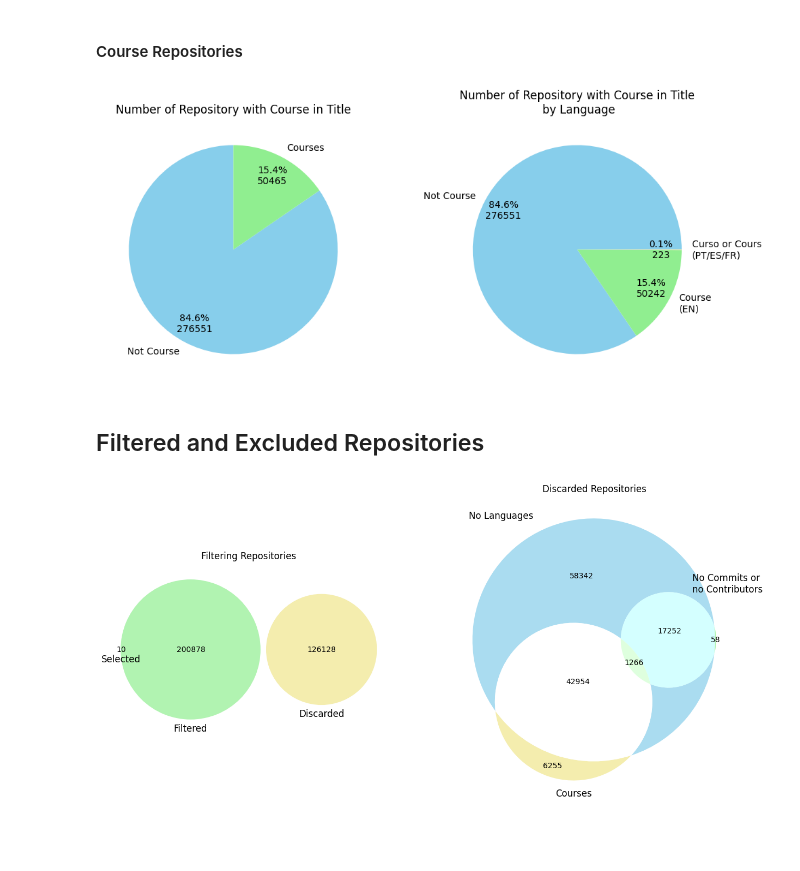
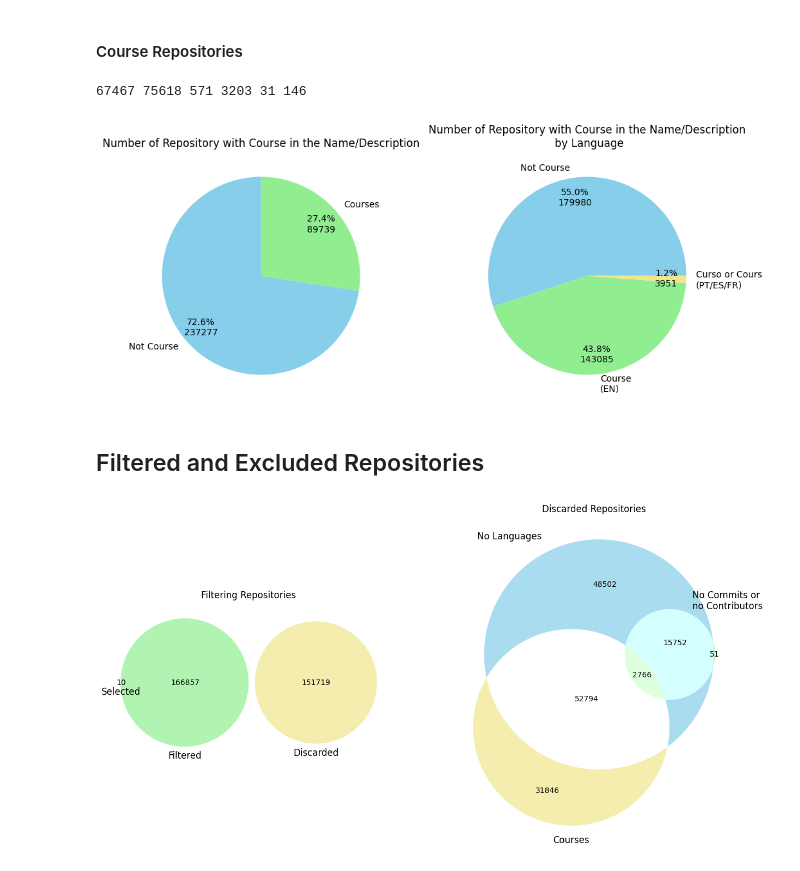
Before and after one commit to dew-uff/dsmining, a Jupyter notebook: src/analyzes/a1_collected.ipynb, the cells around one changed output. Saved outputs shown, nothing was run; the diff lists cells and outputs as text; code cells hidden in the pictures; blank space fills up the shorter version.

Commit message:
DSM#031 - Adding new filters for repositories with courses in description

```diff
--- a/src/analyzes/a1_collected.ipynb
+++ b/src/analyzes/a1_collected.ipynb
@@ -117,31 +117,39 @@ ax3[1].set_title("Number of Languages per Repository");
 # %%
 repositories[['user', 'name']] = repositories['repository'].str.split('/', expand=True)
 
-en = repositories[repositories['name'].str.contains('course')]
-pt_es = repositories[repositories['name'].str.contains('curso')]
-fr = repositories[repositories['name'].str.contains(r'\bcours(?!e)\b')]
-not_course = len(repositories) - len(en) - len(pt_es) - len(fr)
+en = repositories[repositories['name'].str.contains('course', case=False)]
+en_desc = repositories[repositories['description'].fillna('').str.contains('course', case=False)]
+pt_es = repositories[repositories['name'].str.contains('curso', case=False)]
+pt_es_desc = repositories[repositories['description'].fillna('').str.contains('curso', case=False)]
+fr = repositories[repositories['name'].str.contains('cours', case=False) &
+                  ~repositories['name'].str.contains('course', case=False)]
+fr_desc = repositories[repositories['description'].fillna('').str.contains('cours', case=False) &
+                       ~repositories['description'].fillna('').str.contains('course', case=False)]
+
+not_course = len(repositories) - len(en) - len(en_desc) - len(pt_es) - len(pt_es_desc) - len(fr) - len(fr_desc)
+print(len(en), len(en_desc), len(pt_es), len(pt_es_desc), len(fr), len(fr_desc))
 
 data5 = [not_course, len(en) + len(pt_es) + len(fr)]
 labels5 = ['Not Course', "Courses"]
 colors5 = ['skyblue', 'lightgreen']
 
 fig4, ax4 = plt.subplots(figsize=(12,5), ncols=2)
 ax4[0].pie(data5, labels=labels5, colors=colors5, pctdistance=0.8,
         autopct=(lambda prct_value: '{:.1f}%\n{:.0f}'
                  .format(prct_value, (len(repositories) * prct_value / 100))), startangle=90)
-ax4[0].set_title("Number of Repository with Course in Title")
+ax4[0].set_title("Number of Repository with Course in the Name/Description")
 
-data6 = [not_course, len(en), len(pt_es) + len(fr)]
+data6 = [not_course, len(en) + len(en_desc), len(pt_es) + len(pt_es_desc) + len(fr) + len(fr_desc)]
 labels6 = ["Not Course", "Course\n(EN)", "Curso or Cours\n(PT/ES/FR)"]
 colors6 = ['skyblue', 'lightgreen', 'khaki']
 
 ax4[1].pie(data6, labels=labels6, colors=colors6, pctdistance=0.8,
         autopct=(lambda prct_value: '{:.1f}%\n{:.0f}'
                  .format(prct_value, (len(repositories) * prct_value / 100))), startangle=0)
-ax4[1].set_title("Number of Repository with Course in Title\n by Language");
+ax4[1].set_title("Number of Repository with Course in the Name/Description\n by Language");
 # %% [output]
+67467 75618 571 3203 31 146
-[figure, old version]
+[figure, new version]
 # %% [markdown]
 ## Filtered and Excluded Repositories
 # %%
@@ -151,16 +159,23 @@ no_languages = repositories.loc[(repositories['languages'] == 0)]
 no_commits_contrib = repositories.loc[(repositories['commits'].isnull()) | (repositories['contributors'] == 0)]
 courses = repositories.loc[
     (repositories['name'].str.contains('course')) |
+    (repositories['description'].fillna('').str.contains('course', case=False)) |
     (repositories['name'].str.contains('curso'))  |
-    (repositories['name'].str.contains('cours'))
+    (repositories['description'].fillna('').str.contains('course', case=False)) |
+    (repositories['name'].str.contains('cours')) |
+    (repositories['description'].fillna('').str.contains('cours', case=False))
+
 ]
 ok = repositories.loc[
     (repositories["languages"] > 0) &
     (repositories["contributors"] > 0) &
     (repositories['commits'].notnull()) &
     (~repositories['name'].str.contains('course')) &
+    (~repositories['description'].fillna('').str.contains('course', case=False)) &
     (~repositories['name'].str.contains('curso')) &
-    (~repositories['name'].str.contains('cours'))
+    (~repositories['description'].fillna('').str.contains('curso', case=False)) &
+    (~repositories['name'].str.contains('cours') &
+    (~repositories['description'].fillna('').str.contains('cours', case=False)))
 ]
 
 set1 = set(no_languages.index)
@@ -183,4 +198,4 @@ venn3([set1, set2, set3], ax=ax5[1], set_colors=('skyblue', 'lightgreen', 'khaki
       set_labels=('No Languages', 'No Commits or\nno Contributors', "Courses"), alpha=0.7)
 ax5[1].set_title("Discarded Repositories");
 # %% [output]
-[figure, old version]
+[figure, new version]
```
Also changed, not shown: 1 other file.
